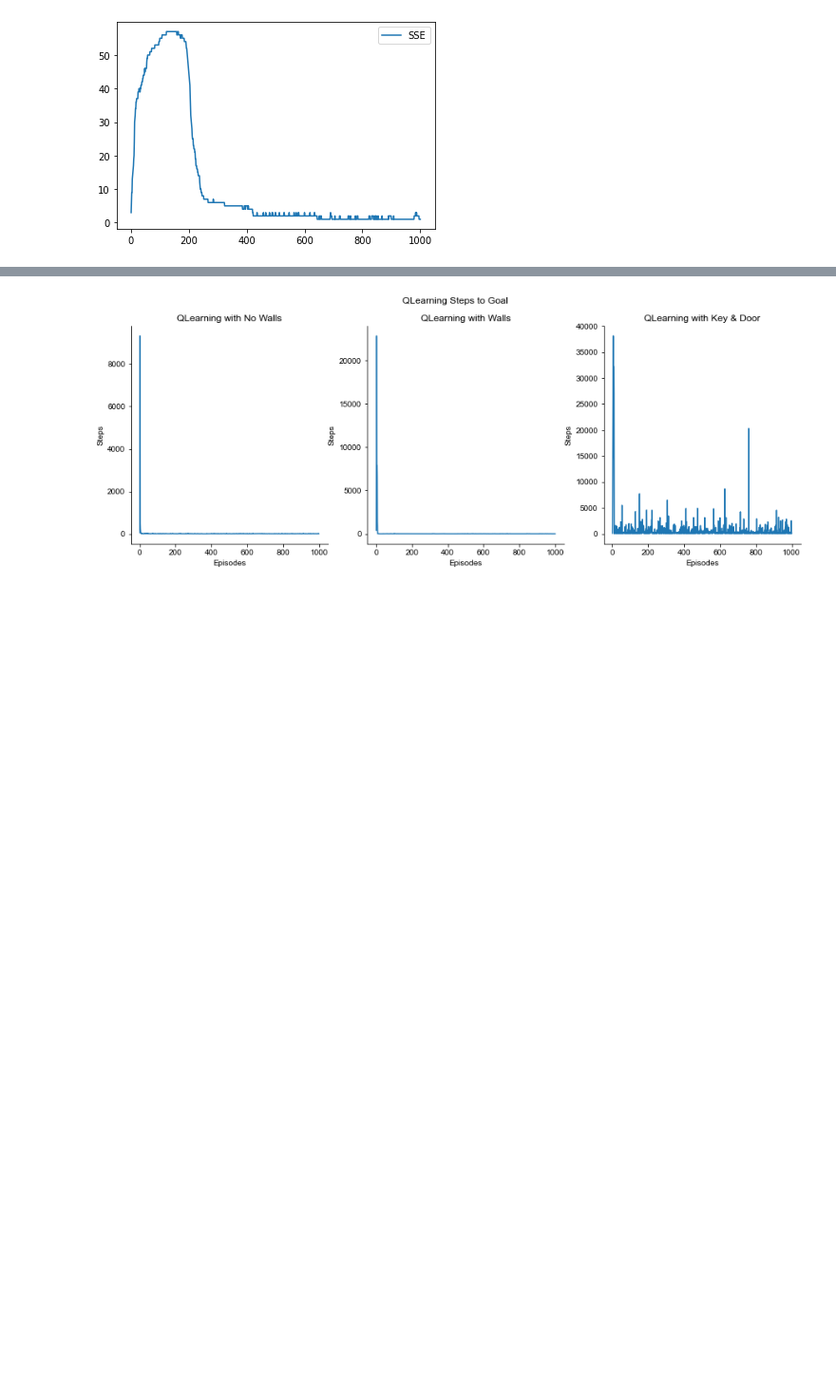
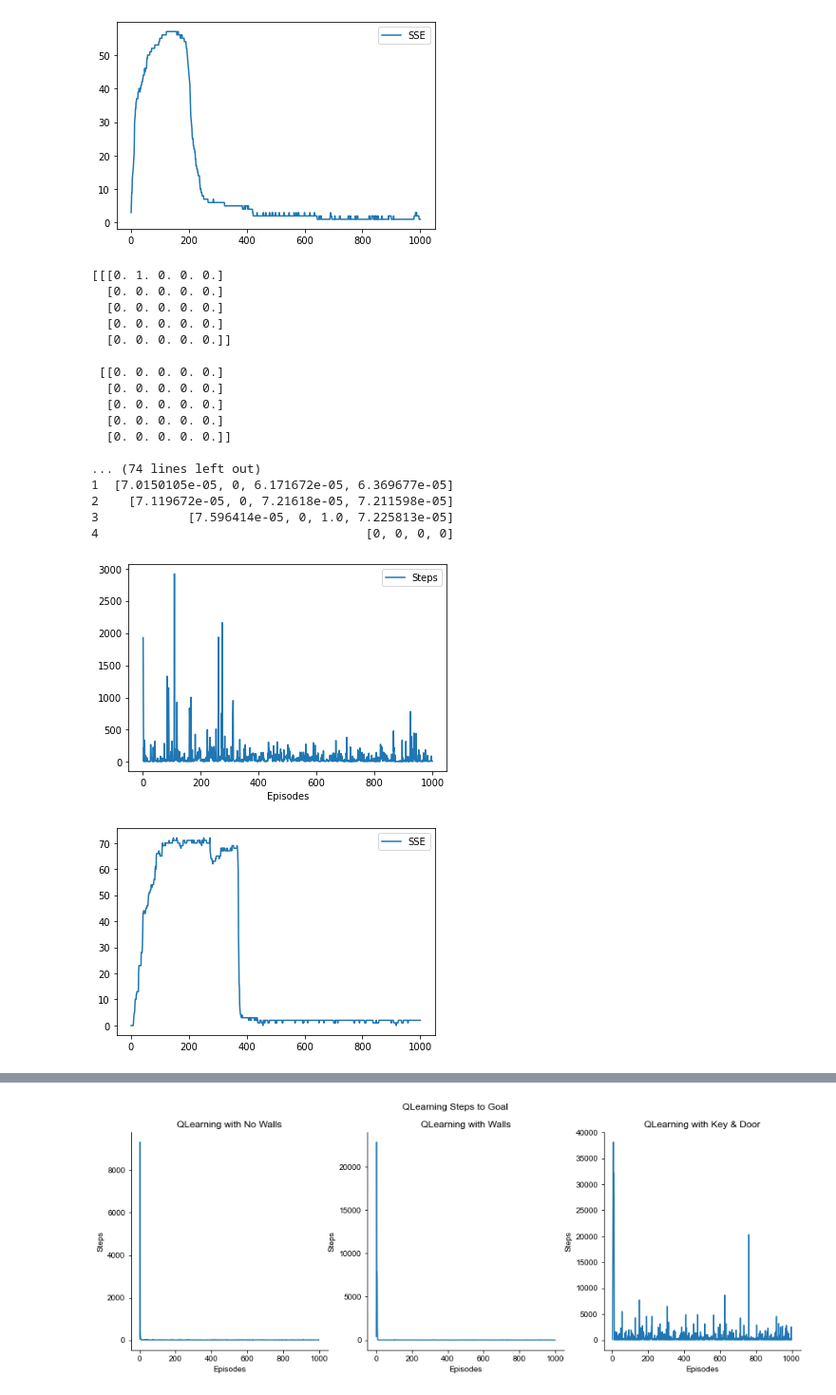
Before and after one commit to FreedomEclipse/GridWorldNN, a Jupyter notebook: gridworldNN.ipynb, the cells around one changed output, grey strips where cells are left out. Shown at 95% size. Drawn from its saved outputs; the diff is of its cells as text; code cells hidden in the pictures; blank space fills up the shorter version.

```diff
--- a/gridworldNN.ipynb
+++ b/gridworldNN.ipynb
@@ -923,6 +1042,83 @@ g2 = sns.lineplot(data=sarsse)
 4                                   [0, 0, 0, 0]
 [figure]
 [figure]
+# %%
+# NN with alternate action chooser
+# SARSA
+# uses two actions, use action chosen by eps-greedy rather than max action like Qlearning
+aRewards = [[4, 4, 100]]
+aTerminals = [[4, 4]]
+
+grid = setupGrid(5, 5, aRewards, aTerminals, None, None)
+player = Player(grid, [0, 0])
+
+setupState(aTerminals, None)
+print(grid.state)
+
+
+#print(grid.state)
+#nn = NN('mse', 0.9, 'sigmoid', 'sigmoid')
+#m = nn.setupNN(4)
+
+#sta = grid.state[:]
+
+#itersTruth = [1000]
+#grid.determineQtruth(itersTruth, False, True, m, aTerminals, 'sigmoid', 'sigmoid')
+
+print("qtruth")
+print(grid.qtruth)
+
+
+
+
+runiters = [1000]
+for i in range(0, len(runiters)):
+    print(i)
+    nn = NN('mse', 0.9, 'sigmoid', 'sigmoid')
+    m = nn.setupNN(4)
+
+    grid.reset_showboard()
+    player = Player(grid, [0, 0])
+    charts = Charts(runiters[i])
+
+    print(grid.show_board)
+
+    run(False, runiters[i], None, 0.1, False, 'sarsa', m, aTerminals, None)
+
+    print(grid.show_board)
+
+    player.detPolicyV()
+
+    print(player.policy)
+    print(player.qtable)
+
+sarsteps = charts.stepsGoal[:]
+sarsse = charts.sse[:]
+
+plt.figure()
+g1 = sns.lineplot(data=sarsteps)
+plt.figure()
+g2 = sns.lineplot(data=sarsse)
+# %% [output]
+[[[0. 1. 0. 0. 0.]
+  [0. 0. 0. 0. 0.]
+  [0. 0. 0. 0. 0.]
+  [0. 0. 0. 0. 0.]
+  [0. 0. 0. 0. 0.]]
+
+ [[0. 0. 0. 0. 0.]
+  [0. 0. 0. 0. 0.]
+  [0. 0. 0. 0. 0.]
+  [0. 0. 0. 0. 0.]
+  [0. 0. 0. 0. 0.]]
+
+... (74 lines left out)
+1  [7.0150105e-05, 0, 6.171672e-05, 6.369677e-05]
+2    [7.119672e-05, 0, 7.21618e-05, 7.211598e-05]
+3            [7.596414e-05, 0, 1.0, 7.225813e-05]
+4                                    [0, 0, 0, 0]
+[figure, added]
+[figure, added]
 # %%
 # TD prediction
 # Use the V table instead of the Q table, V table is updated on each iteration based on reward location
```
Also changed, not shown: parts of 14 cells of this notebook.
